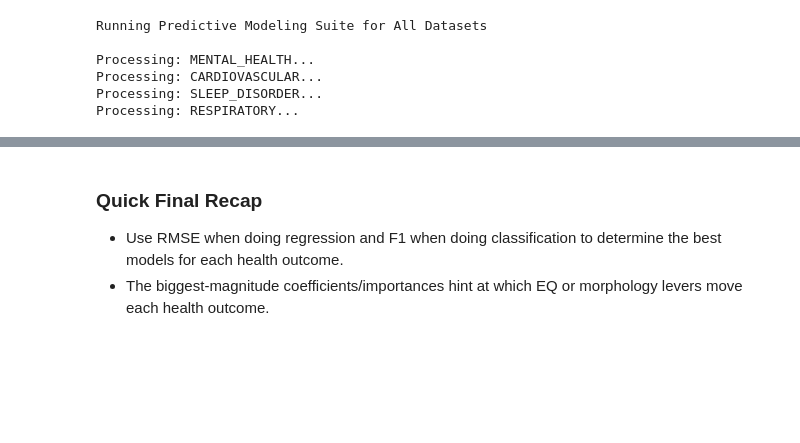
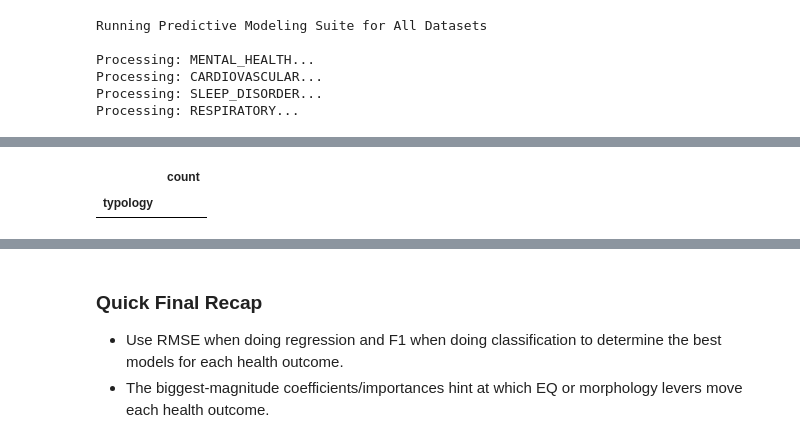
Before and after one commit to MauroPello/ENAC-ML4Science_LIPID, a Jupyter notebook: main.ipynb, the cells around one changed output, grey strips where cells are left out. Cells and saved outputs as stored; diff of their text form; code cells hidden in the pictures; blank space fills up the shorter version.

```diff
--- a/main.ipynb
+++ b/main.ipynb
@@ -1098,2 +1103,98 @@ Next strongest features:
 # %%
-# TODO: after picking the best model for each aggregated target feature, flag neighborhoods with worrying risk in either of the 4 risk categories, on those neighborhoods look of what typology they are and report it
+import numpy as np
+import pandas as pd
+
+def _decode_typology(frame: pd.DataFrame) -> pd.Series:
+    typology_cols = [c for c in frame.columns if c.startswith("typology_")]
+    if typology_cols:
+        return (
+            frame[typology_cols]
+            .idxmax(axis=1)
+            .str.replace("typology_", "", regex=False)
+            .fillna("unknown")
+)
+    return pd.Series(["unknown"] * len(frame), index=frame.index)
+
+def _safe_probabilities(model, X: pd.DataFrame) -> np.ndarray:
+    try:
+        proba = model.predict_proba(X)
+        return proba[:, 1] if proba.shape[1] > 1 else proba[:, 0]
+    except Exception:
+        pass
+    try:
+        decision = model.decision_function(X)
+        span = decision.max() - decision.min()
+        if span > 0:
+            return (decision - decision.min()) / span
+        return decision
+    except Exception:
+        return model.predict(X)
+
+risk_summaries = {}
+high_risk_union = []
+
+for name, payload in datasets.items():
+    data = payload["data"].copy()
+    ftypes = payload["feature_types"]
+    target_type = ftypes.get("target", "binary")
+
+    model = best_models.get(name)
+    if model is None:
+        print(f"No fitted model cached for {name}, skipping.")
+        continue
+
+    X_full = data.drop(columns=["target"])
+    # Use cached fitted model directly for inference
+    if target_type == "binary":
+        scores = pd.Series(_safe_probabilities(model, X_full), index=data.index)
+        if scores.nunique() <= 1:
+            scores = pd.Series(model.predict(X_full), index=data.index)
+        threshold = max(0.6, float(scores.quantile(0.8)))
+    else:
+        scores = pd.Series(model.predict(X_full), index=data.index).clip(0, 1)
+        threshold = max(0.7, float(scores.quantile(0.8)))
+
+    typology_series = _decode_typology(data)
+    high_mask = scores >= threshold
+
+    flagged = pd.DataFrame(
+        {
+            "dataset": name,
+            "risk_score": scores,
+            "high_risk": high_mask,
+            "typology": typology_series,
+            "row_index": data.index,
+        }
+    )
+
+    risk_summaries[name] = {
+        "threshold": threshold,
+        "flagged": flagged[flagged["high_risk"]],
+        "counts_by_typology": flagged[flagged["high_risk"]]
+        .groupby("typology")
+        .size()
+        .sort_values(ascending=False),
+    }
+    high_risk_union.append(flagged[flagged["high_risk"]])
+
+for name, summary in risk_summaries.items():
+    print(f"\n=== {name.upper()} high-risk neighborhoods ===")
+    print(f"Threshold used: {summary['threshold']:.3f}")
+    print("Counts by typology:")
+    display(summary["counts_by_typology"].to_frame("count"))
+    print("Sample rows (index, risk_score, typology):")
+    display(
+        summary["flagged"]["row_index"].reset_index(drop=True)
+        .to_frame("row_index")
+        .join(summary["flagged"]["risk_score"])
+        .join(summary["flagged"]["typology"])
+        .head(10)
+    )
+
+if high_risk_union:
+    union_df = pd.concat(high_risk_union, axis=0)
+    union_counts = union_df.groupby("typology").size().sort_values(ascending=False)
+    print("\n=== UNION of all high-risk neighborhoods across categories ===")
+    print("Counts by typology:")
+    display(union_counts.to_frame("count"))
+# %% [output]
@@ -1099,0 +1204,2 @@ Next strongest features:
+|  | count |
+| typology |  |
```
Also changed, not shown: parts of 7 cells of this notebook, 4 other files.
